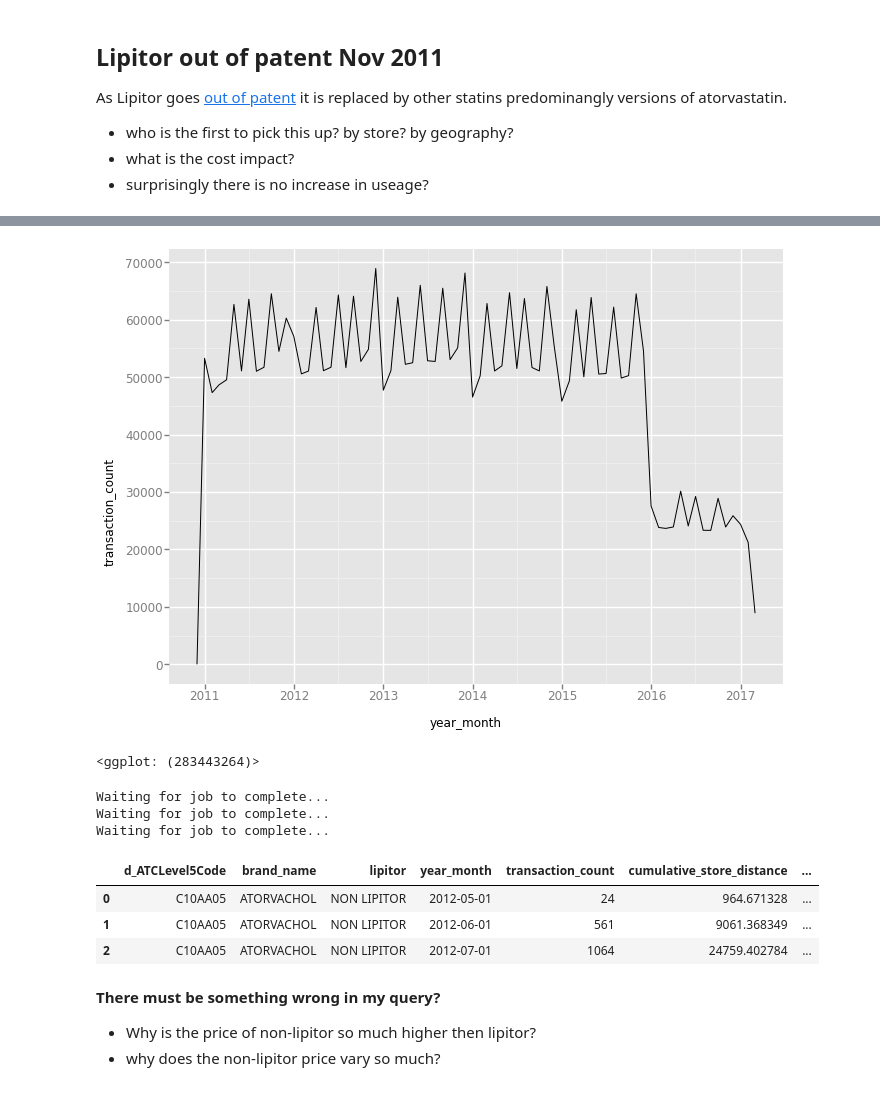
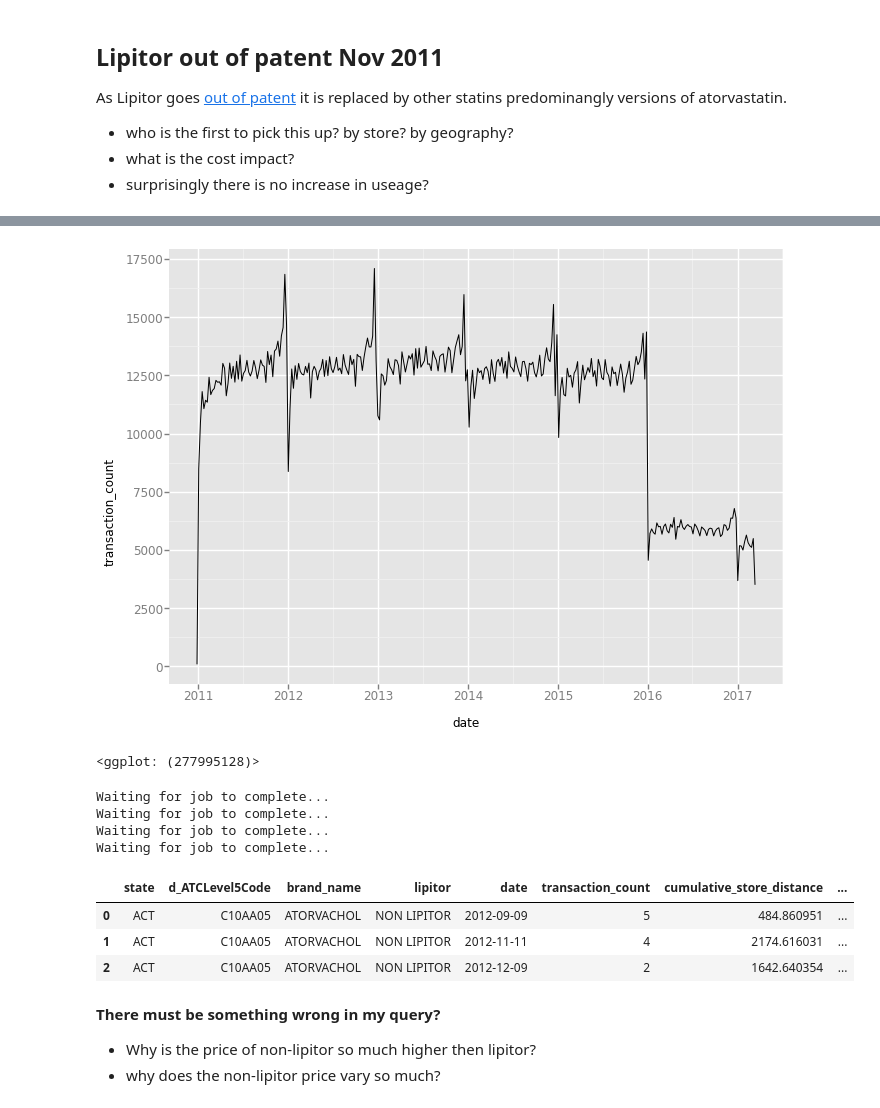
Before and after one commit to saramic/the-d-team, a Jupyter notebook: analysis/Lipitor_replacement.ipynb, the cells around one changed output, grey strips where cells are left out. Cells and saved outputs as stored; diff of their text form; code cells hidden in the pictures.

```diff
--- a/analysis/Lipitor_replacement.ipynb
+++ b/analysis/Lipitor_replacement.ipynb
@@ -70,7 +71,7 @@ Waiting for job to complete...
 # %%
-df_rpl.year_month = pd.Series(df_rpl.year_month).apply(pd.to_datetime, format='%Y-%m')
+df_rpl.date = pd.Series(df_rpl.date).apply(pd.to_datetime, format='%Y-%m-%d')
 ggplot(
-    aes(x='year_month', y='transaction_count', colour='brand_name'),
+    aes(x='date', y='transaction_count', colour='brand_name'),
     data=df_rpl) +\
     geom_line()
 # %% [output]
@@ -97,22 +98,24 @@ ggplot(
 # %%
-df_lip_all = df_rpl.groupby(['year_month']).sum()
+df_lip_all = df_rpl.groupby(['date']).sum()
 df_lip_all.reset_index(inplace=True)
 ggplot(
-    aes(x='year_month', y='transaction_count'),
+    aes(x='date', y='transaction_count'),
     data=df_lip_all) +\
     geom_line(position = 'stack')
 # %% [output]
-[figure, old version]
+[figure, new version]
-<ggplot: (283443264)>
+<ggplot: (277995128)>
 # %%
 query = """\
 SELECT
-  d.ATCLevel5Code
+  pc.state AS state
+  , d.ATCLevel5Code
   , d.BrandName AS brand_name
   , (CASE WHEN d.BrandName = 'LIPITOR' THEN 'LIPITOR' ELSE 'NON LIPITOR' END) AS lipitor
-  , DATE(STRFTIME_UTC_USEC(DATE(t.Dispense_Week), "%Y-%m-01")) AS year_month
+  , DATE(t.Dispense_Week) AS date
   , COUNT(*) AS transaction_count
   , SUM(pcd.distance) AS cumulative_store_distance
+  , NTH(4, QUANTILES(pcd.distance, 5)) AS seventy_fifth
   , SUM(t.PatientPrice_Amt) AS cumulative_patient_price
 FROM [the-d-team-164512:dthon.transactions] t
 JOIN [the-d-team-164512:dthon.drug_lookup] d
@@ -121,18 +124,22 @@ JOIN dthon.patients_lookup p
 ON t.patient_id = p.patient_id
 JOIN dthon.stores_lookup s
 ON s.store_id = t.store_id
+JOIN dthon.postcodes pc
+ON p.postcode = pc.postcode
 JOIN dthon.postcode_distances pcd
 ON p.postcode = pcd.from_postcode AND s.postcode = pcd.to_postcode
 WHERE d.ATCLevel5Code = 'C10AA05'
 GROUP BY
-  d.ATCLevel5Code
+  state
+  , d.ATCLevel5Code
   , brand_name
   , lipitor
-  , year_month
+  , date
 ORDER BY
-  d.ATCLevel5Code
+  state
+  , d.ATCLevel5Code
   , brand_name
-  , year_month ASC
+  , date ASC
 """
 
 df_dist_price = pd.read_gbq(query, project_id)
@@ -141,8 +148,9 @@ df_dist_price.head(3)
 Waiting for job to complete...
 Waiting for job to complete...
 Waiting for job to complete...
+Waiting for job to complete...
-|  | d_ATCLevel5Code | brand_name | lipitor | year_month | transaction_count | cumulative_store_distance | ... |
-| 0 | C10AA05 | ATORVACHOL | NON LIPITOR | 2012-05-01 | 24 | 964.671328 | ... |
-| 1 | C10AA05 | ATORVACHOL | NON LIPITOR | 2012-06-01 | 561 | 9061.368349 | ... |
-| 2 | C10AA05 | ATORVACHOL | NON LIPITOR | 2012-07-01 | 1064 | 24759.402784 | ... |
+|  | state | d_ATCLevel5Code | brand_name | lipitor | date | transaction_count | cumulative_store_distance | ... |
+| 0 | ACT | C10AA05 | ATORVACHOL | NON LIPITOR | 2012-09-09 | 5 | 484.860951 | ... |
+| 1 | ACT | C10AA05 | ATORVACHOL | NON LIPITOR | 2012-11-11 | 4 | 2174.616031 | ... |
+| 2 | ACT | C10AA05 | ATORVACHOL | NON LIPITOR | 2012-12-09 | 2 | 1642.640354 | ... |
 # %%
```
Also changed, not shown: parts of 12 cells of this notebook, 1 other file.
